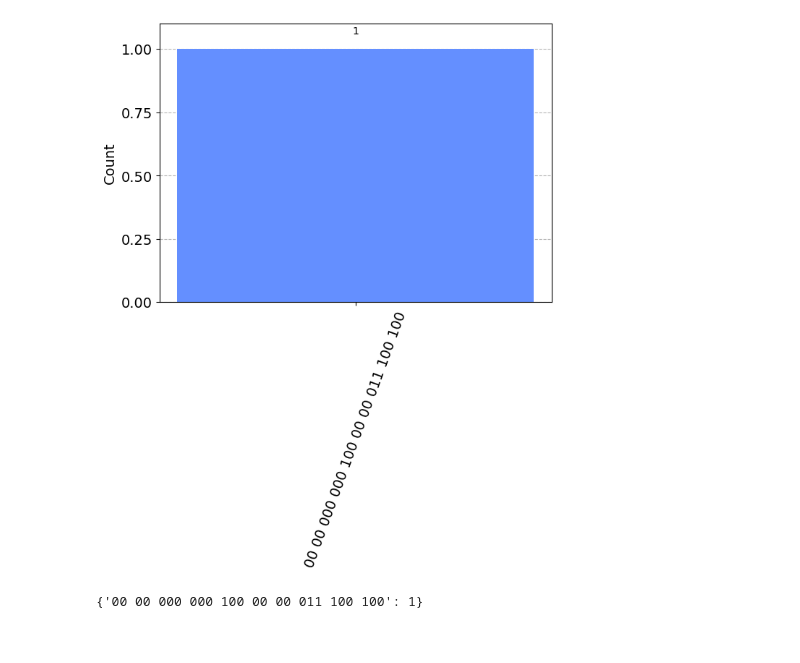
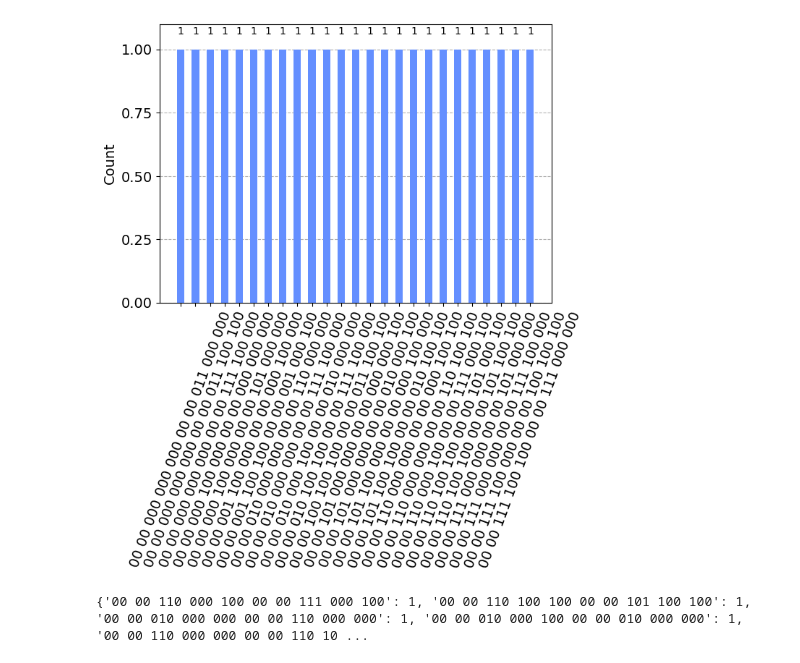
Before and after one commit to TonyPlaysGames/Shors-NeuralNetwork, a Jupyter notebook: x-gate-error.ipynb, the cells around one changed output. Cells and saved outputs as stored; diff of their text form; code cells hidden in the pictures.

```diff
--- a/x-gate-error.ipynb
+++ b/x-gate-error.ipynb
@@ -24,9 +24,10 @@ def createLogicalQubits(numLogicalQubits):
         physicalQubits.append(AncillaRegister(2, name='L' + str((qubit + 1)) + 'X'))
 
         # For testing code qubits
-        physicalQubits.append(ClassicalRegister(3, name='L' + str(qubit +1) + 'code0meas'))
-        physicalQubits.append(ClassicalRegister(3, name='L' + str(qubit +1) + 'code1meas'))
-        physicalQubits.append(ClassicalRegister(3, name='L' + str(qubit +1) + 'code2meas'))
+        # physicalQubits.append(ClassicalRegister(3, name='L' + str(qubit +1) + 'code0meas'))
+        # physicalQubits.append(ClassicalRegister(3, name='L' + str(qubit +1) + 'code1meas'))
+        # physicalQubits.append(ClassicalRegister(3, name='L' + str(qubit +1) + 'code2meas'))
+        physicalQubits.append(ClassicalRegister(1, name='Output' + str(qubit +1) + ''))
 
         physicalQubits.append(ClassicalRegister(2, name='L' + str(qubit +1) + 'Zmeas'))
         physicalQubits.append(ClassicalRegister(2, name='L' + str(qubit +1) + 'Xmeas'))
@@ -193,13 +200,13 @@ qc.draw(output='mpl', fold=45)
 # %%
 sim = Aer.get_backend('qasm_simulator')
-job = execute(qc, sim, shots=1)
+job = execute(qc, sim, shots=25)
 result = job.result()
 counts = result.get_counts(qc)
 # X stabilizers: If 01 => error is in first block of 3 code qubits, if 11 => error is in second block of 3 code qubits, if 10 => error is in third block of 3 code qubits
 # Z stabilizers: If 01 => error is on 1st, 4th or 7th code qubit, if 11 => error is on 2nd, 5th or 8th code qubit, if 10 => error is on 3rd, 6th or 9th code qubit
 visualization.plot_histogram(counts)
 # %% [output]
-[figure, old version]
+[figure, new version]
 # %%
 def cleanData(data):
     newData = {}
@@ -210,4 +217,4 @@ def cleanData(data):
 
 cleanData(counts)
 # %% [output]
-{'00 00 000 000 100 00 00 011 100 100': 1}
+{'00 00 110 000 100 00 00 111 000 100': 1, '00 00 110 100 100 00 00 101 100 100': 1, '00 00 010 000 000 00 00 110 000 000': 1, '00 00 010 000 100 00 00 010 000 000': 1, '00 00 110 000 000 00 00 110 10 ...
```
Also changed, not shown: parts of 3 cells of this notebook.
